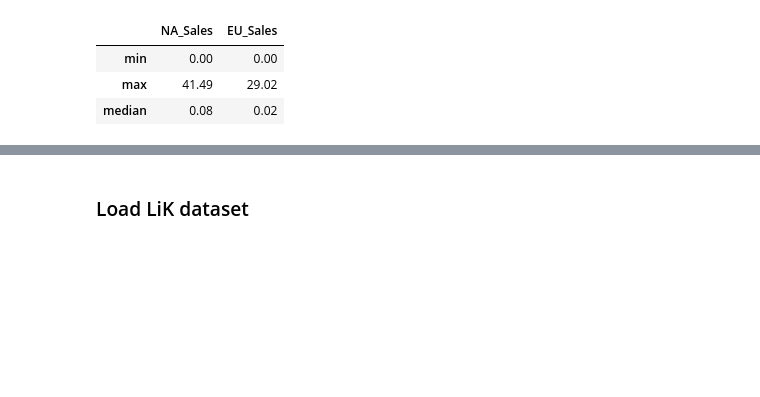
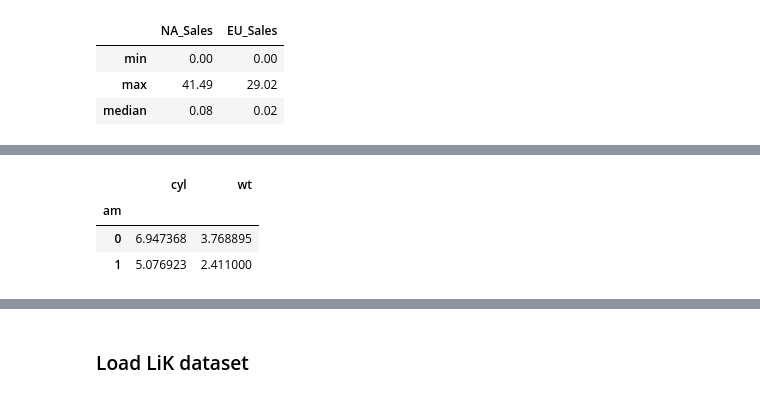
Before and after one commit to IliasSuvanov/DSforEconomists, a Jupyter notebook: Seminar14/Seminar14.ipynb, the cells around one changed output, grey strips where cells are left out. Cells and saved outputs as stored; diff of their text form; code cells hidden in the pictures; blank space fills up the shorter version.

```diff
--- a/Seminar14/Seminar14.ipynb
+++ b/Seminar14/Seminar14.ipynb
@@ -253,0 +251,7 @@ df.group
+# %%
+data.groupby('am')['cyl','wt'].mean()
+# %% [output]
+|  | cyl | wt |
+| am |  |  |
+| 0 | 6.947368 | 3.768895 |
+| 1 | 5.076923 | 2.411000 |
```
Also changed, not shown: parts of 16 cells of this notebook.
